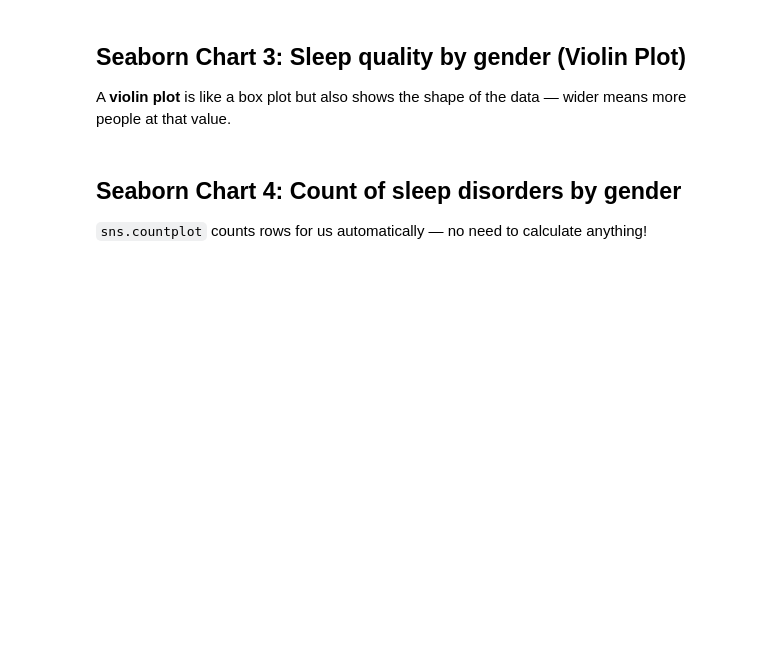
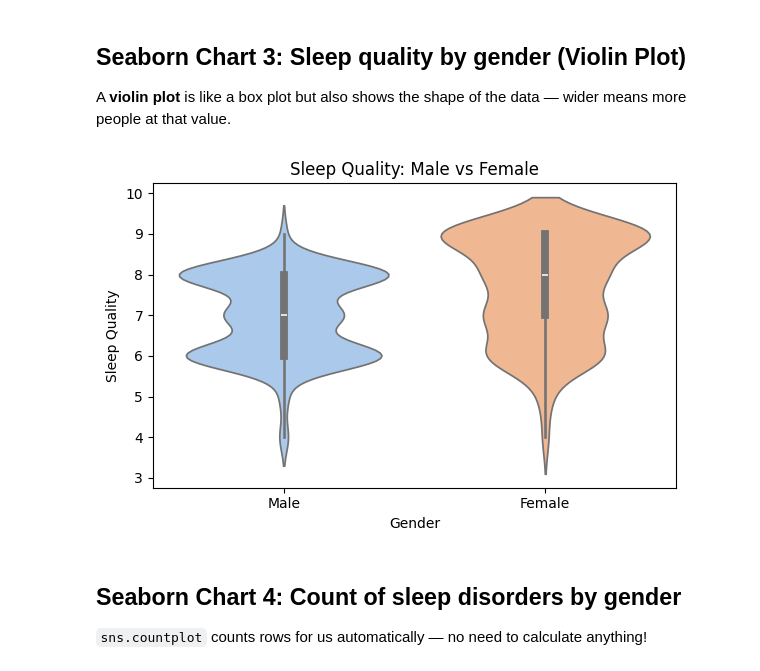
Before and after one commit to monicaiyb/sleep_tracker, a Jupyter notebook: sleep_data_viz.ipynb, the cells around one changed output. Drawn from its saved outputs; the diff is of its cells as text; code cells hidden in the pictures; blank space fills up the shorter version.

```diff
--- a/sleep_data_viz.ipynb
+++ b/sleep_data_viz.ipynb
@@ -128,12 +136,14 @@ plt.show()
 A **violin plot** is like a box plot but also shows the shape of the data — wider means more people at that value.
 # %%
 plt.figure(figsize=(6, 4))
-sns.violinplot(data=df, x='Gender', y='Quality of Sleep', palette='pastel')
+sns.violinplot(data=df, x='Gender', y='Quality of Sleep',hue='Gender', palette='pastel')
 plt.title('Sleep Quality: Male vs Female')
 plt.xlabel('Gender')
 plt.ylabel('Sleep Quality')
 plt.tight_layout()
 plt.show()
+# %% [output]
+[figure, added]
 # %% [markdown]
 ## Seaborn Chart 4: Count of sleep disorders by gender
 `sns.countplot` counts rows for us automatically — no need to calculate anything!
```
Also changed, not shown: parts of 6 cells of this notebook.
